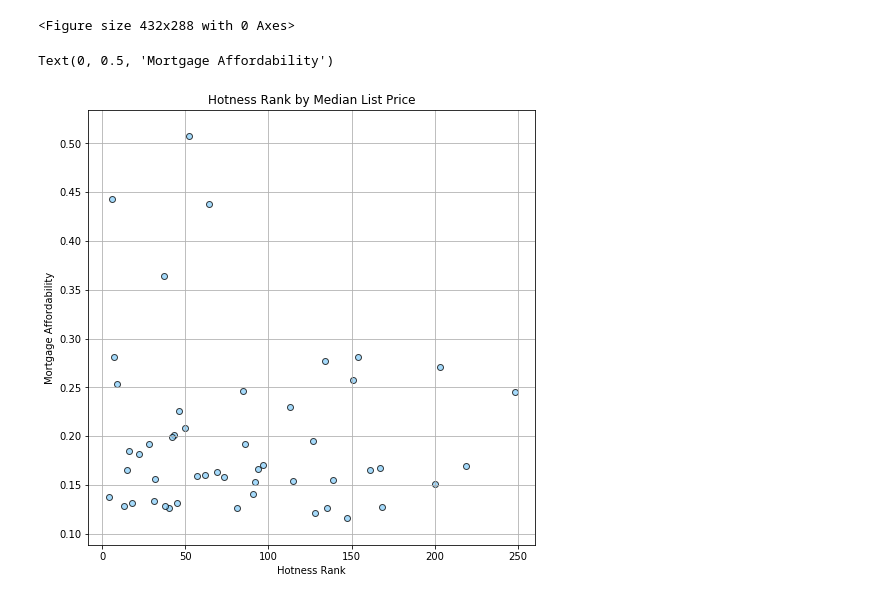
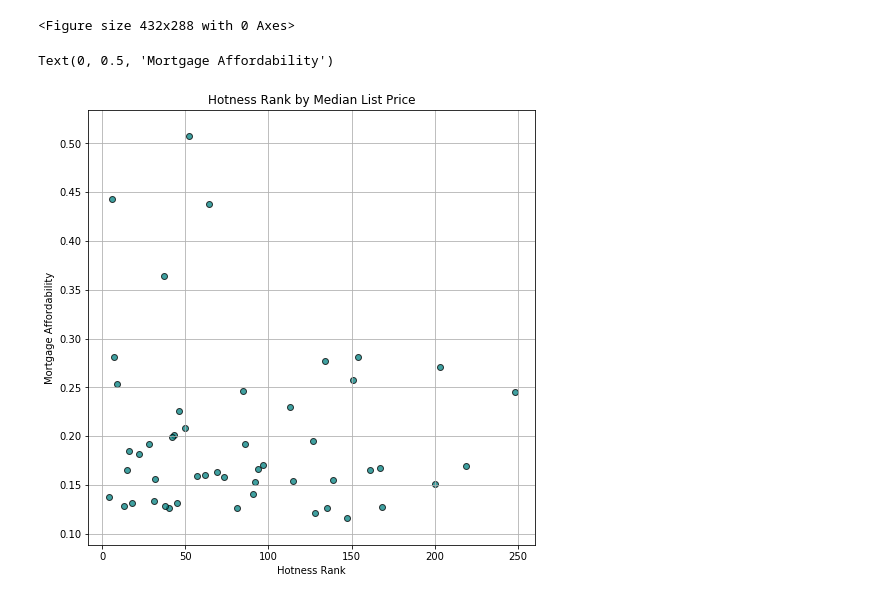
Before and after one commit to LoriHarris/Real_Estate_Affordability, a Jupyter notebook: plots.ipynb, the cells around one changed output. Saved outputs shown, nothing was run; the diff lists cells and outputs as text; code cells hidden in the pictures.

Commit message:
updated code, added api calls, added graphs

```diff
--- a/plots.ipynb
+++ b/plots.ipynb
@@ -465,36 +465,31 @@ plt.tight_layout()
 # %%
 # Obtain the x and y coordinates for each of the three city types
 # Hottest rank <= 100
-x_axis_h = mort_hrank_high['hrank']
-y_axis_h = mort_hrank_high['2018-09']
-
+# x_axis_h = mort_hrank_high['hrank']
+# y_axis_h = mort_hrank_high['2018-09']
+# Mortgage Affordability w/ Hotness and top 50
 x_axis_a = mort_nonull_df['hrank']
 y_axis_a = mort_nonull_df['2018-09']
 
 plt.figure(figsize=[8, 8])
 
 # Build the scatter plots for each city types
 # plt.scatter(x_axis_h, y_axis_h, marker="o",facecolors="lightcoral",
 #             edgecolors="black", label="Hottest", alpha=0.75)
-plt.scatter(x_axis_a, y_axis_a, marker="o", facecolors="lightskyblue",
+plt.scatter(x_axis_a, y_axis_a, marker="o", facecolors="teal",
             edgecolors="black", label="All", alpha=0.75)
-# plt.scatter(x_axis_r, y_axis_r, marker="o", facecolors="gold",
-#             edgecolors="black", s=driver_ct_r*9, label="Rural", alpha=0.75)
+
 # Incorporate the other graph properties
 plt.grid()
 # Create a legend
-# lgnd = plt.legend(loc='best', fontsize=9, title='Mortgage Affordability', title_fontsize=11)
-# lgnd.legendHandles[0]._sizes = [30]
-# lgnd.legendHandles[1]._sizes = [30]
-# lgnd.legendHandles[2]._sizes = [30]
+
 # Incorporate a text label regarding circle size
 plt.title("Hotness Rank by Median List Price")
 plt.xlabel("Hotness Rank")
 plt.ylabel("Mortgage Affordability")
-# plt.text(42, 35, 'Note:\nCircle size correlates with affordability per city', horizontalalignment='left',
-#          verticalalignment='center')
+
 # Save Figure
-# plt.savefig("Hotness_MedList_Afford.png", bbox_inches="tight")
+# plt.savefig("Hotness_MedList_Afford.png")
 # %% [output]
 Text(0, 0.5, 'Mortgage Affordability')
-[figure, old version]
+[figure, new version]
```
Also changed, not shown: parts of 10 cells of this notebook.
